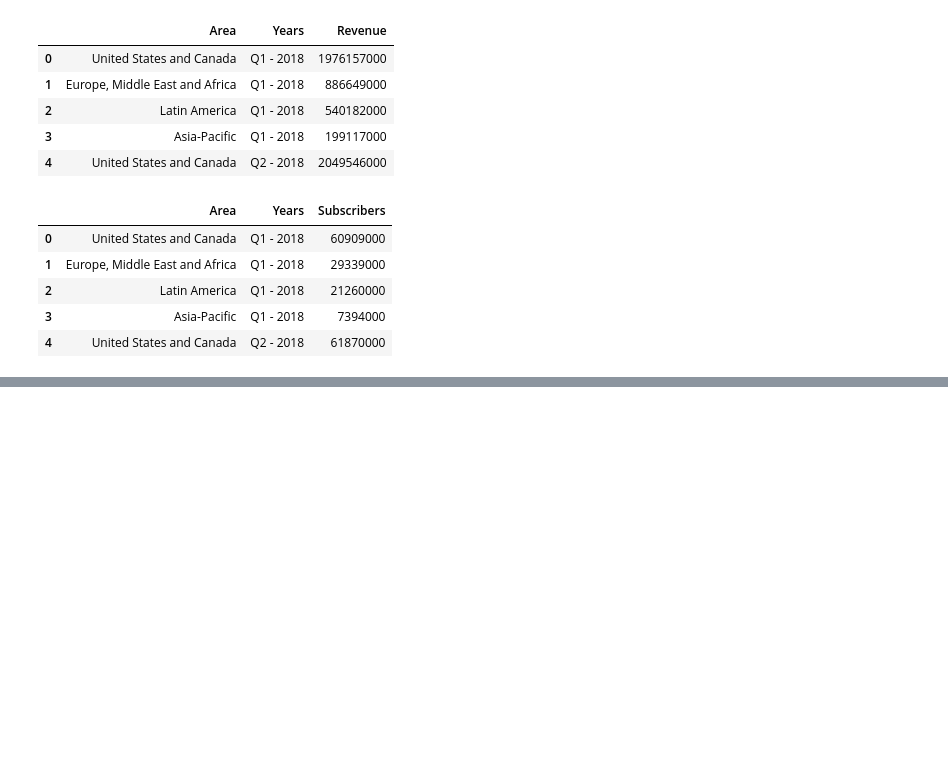
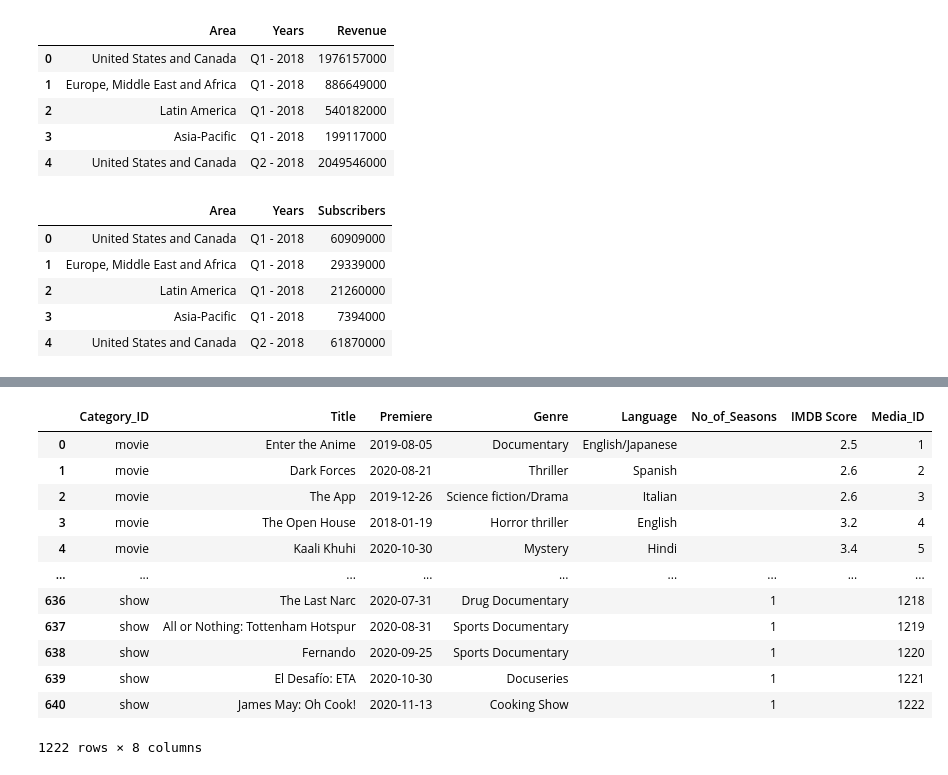
Before and after one commit to anguloag/Netflix-ETL, a Jupyter notebook: ETL.ipynb, the cells around one changed output, grey strips where cells are left out. Cells and saved outputs as stored; diff of their text form; code cells hidden in the pictures; blank space fills up the shorter version.

Commit message:
ETL.ipynb has added movies_shows_df.

```diff
--- a/ETL.ipynb
+++ b/ETL.ipynb
@@ -61,3 +62,15 @@ subscriber_data_df.head()
 | 2 | Latin America | Q1 - 2018 | 21260000 |
 | 3 | Asia-Pacific | Q1 - 2018 | 7394000 |
 | 4 | United States and Canada | Q2 - 2018 | 61870000 |
+# %%
+# Remove runtime from movies data and add column Category_ID
+movies_data_df = movies_data_df.drop(columns=["Runtime"])
+movies_data_df["Category_ID"] = "movie"
+
+# Add No_of_Seasons Columns
+movies_data_df["No_of_Seasons"] = ""
+
+# Change order of columns
+movies_data_df = movies_data_df[["Category_ID", "Title", "Premiere", "Genre", "Language", "No_of_Seasons", "IMDB Score"]]
+
+movies_data_df.head()
@@ -63,0 +84,13 @@ subscriber_data_df.head()
+# %%
+# Remove No_of_Episodes from TV data and add column Category_ID
+tv_data_df = tv_data_df.drop(columns=["No_of_Episodes"])
+tv_data_df["Category_ID"] = "show"
+
+# Add IMDB Score and Language Columns
+tv_data_df["IMDB Score"] = ""
+tv_data_df["Language"] = ""
+
+# Change order of columns to match movie data
+tv_data_df = tv_data_df[["Category_ID", "Title", "Premiere", "Genre", "Language", "No_of_Seasons", "IMDB Score"]]
+
+tv_data_df.head()
@@ -63,0 +104,9 @@ subscriber_data_df.head()
+# %%
+# Create a new table that shows both movies and tv shows
+movies_shows_df = movies_data_df.append(tv_data_df)
+
+# Drop rows that say: Awaiting release or Premiere in Premiere column
+movies_shows_df = movies_shows_df[movies_shows_df["Premiere"] != 'Awaiting release']
+movies_shows_df = movies_shows_df[movies_shows_df["Premiere"] != 'Premiere']
+
+movies_shows_df
@@ -63,0 +127,4 @@ subscriber_data_df.head()
+# %%
+# Convert Premiere column to date/time
+movies_shows_df['Premiere'] = movies_shows_df['Premiere'].astype('datetime64[ns]')
+movies_shows_df
@@ -63,0 +145,18 @@ subscriber_data_df.head()
+# %%
+# Create a Media_ID column to be the primary key
+movies_shows_df["Media_ID"] = range(1, 1+len(movies_shows_df))
+movies_shows_df
+# %% [output]
+|  | Category_ID | Title | Premiere | Genre | Language | No_of_Seasons | IMDB Score | Media_ID |
+| 0 | movie | Enter the Anime | 2019-08-05 | Documentary | English/Japanese |  | 2.5 | 1 |
+| 1 | movie | Dark Forces | 2020-08-21 | Thriller | Spanish |  | 2.6 | 2 |
+| 2 | movie | The App | 2019-12-26 | Science fiction/Drama | Italian |  | 2.6 | 3 |
+| 3 | movie | The Open House | 2018-01-19 | Horror thriller | English |  | 3.2 | 4 |
+| 4 | movie | Kaali Khuhi | 2020-10-30 | Mystery | Hindi |  | 3.4 | 5 |
+| ... | ... | ... | ... | ... | ... | ... | ... | ... |
+| 636 | show | The Last Narc | 2020-07-31 | Drug Documentary |  | 1 |  | 1218 |
+| 637 | show | All or Nothing: Tottenham Hotspur | 2020-08-31 | Sports Documentary |  | 1 |  | 1219 |
+| 638 | show | Fernando | 2020-09-25 | Sports Documentary |  | 1 |  | 1220 |
+| 639 | show | El Desafío: ETA | 2020-10-30 | Docuseries |  | 1 |  | 1221 |
+| 640 | show | James May: Oh Cook! | 2020-11-13 | Cooking Show |  | 1 |  | 1222 |
+1222 rows × 8 columns
```
Also changed, not shown: parts of 5 cells of this notebook.
